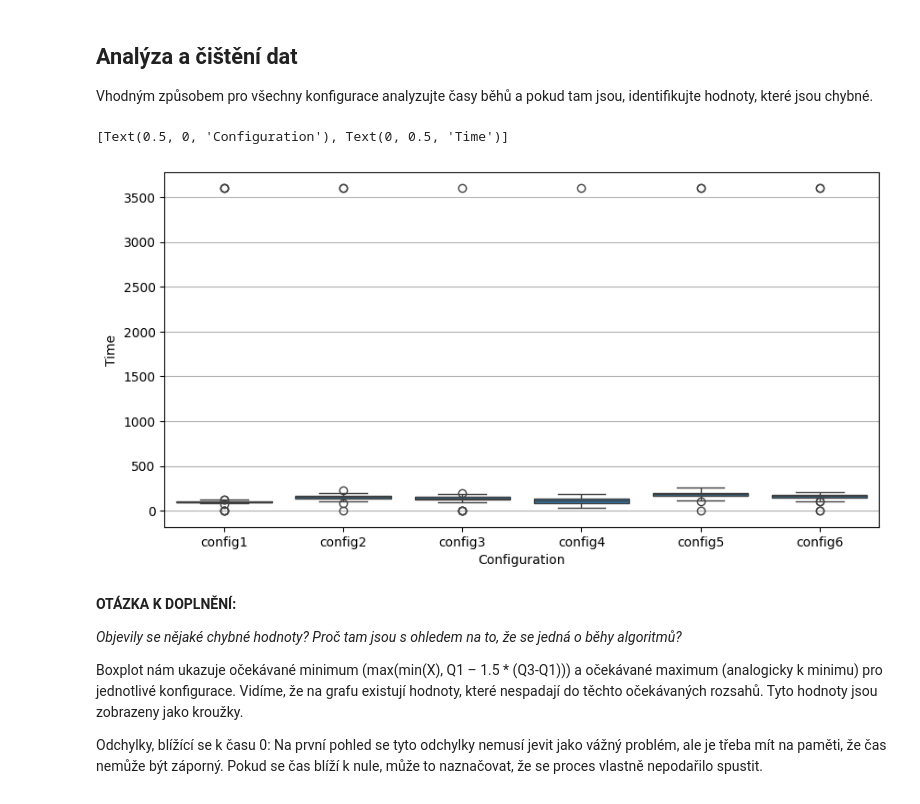
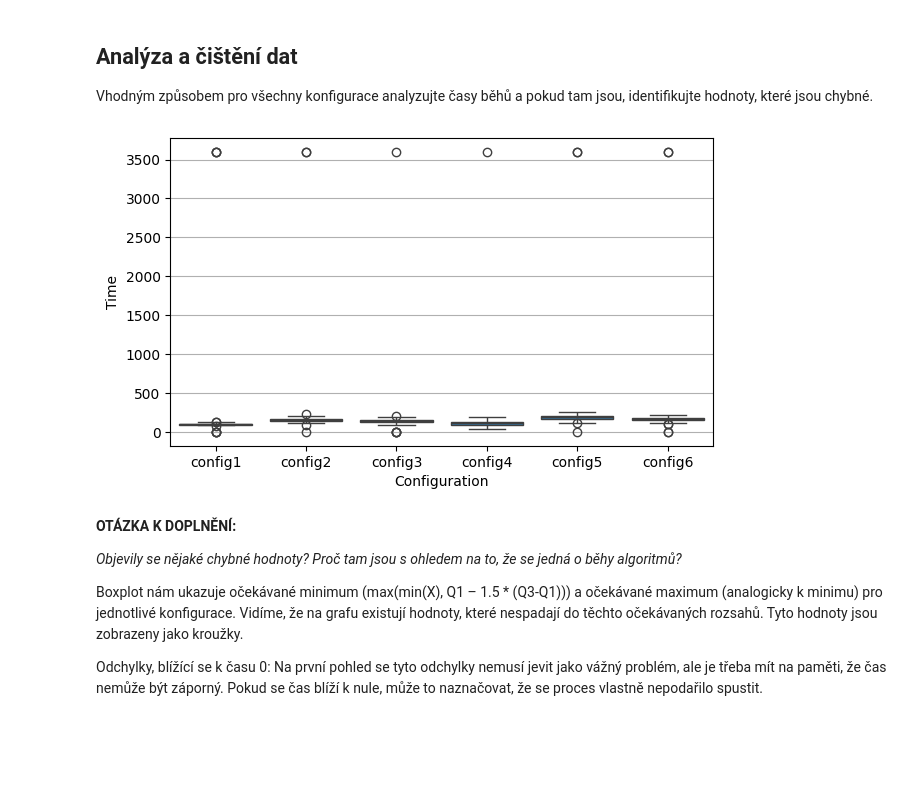
Before and after one commit to jakubKuznik/msp-vut-fit-project-1, a Jupyter notebook: proj1.ipynb, the cells around one changed output. Saved outputs shown, nothing was run; the diff lists cells and outputs as text; code cells hidden in the pictures; blank space fills up the shorter version.

```diff
--- a/proj1.ipynb
+++ b/proj1.ipynb
@@ -98,19 +98,19 @@ Vhodným způsobem pro všechny konfigurace analyzujte časy běhů a pokud tam
 # %%
 df = pd.DataFrame(data)
 
 # We are using subplots for easier work with x,y labels
-fig, ax = plt.subplots(figsize=(10,5))
+fig, ax = plt.subplots(figsize=(7,4))
 plt.grid(True)
 
 # For each configuration ->
 #   do boxplot
 sns.boxplot(x='conf', y='time', data=df)
 
 # Set axis labels
 ax.set(xlabel="Configuration", ylabel="Time")
+plt.show()
 # %% [output]
-[Text(0.5, 0, 'Configuration'), Text(0, 0.5, 'Time')]
-[figure, old version]
+[figure, new version]
 # %% [markdown]
 __OTÁZKA K DOPLNĚNÍ:__
 
```
Also changed, not shown: parts of 4 cells of this notebook.
